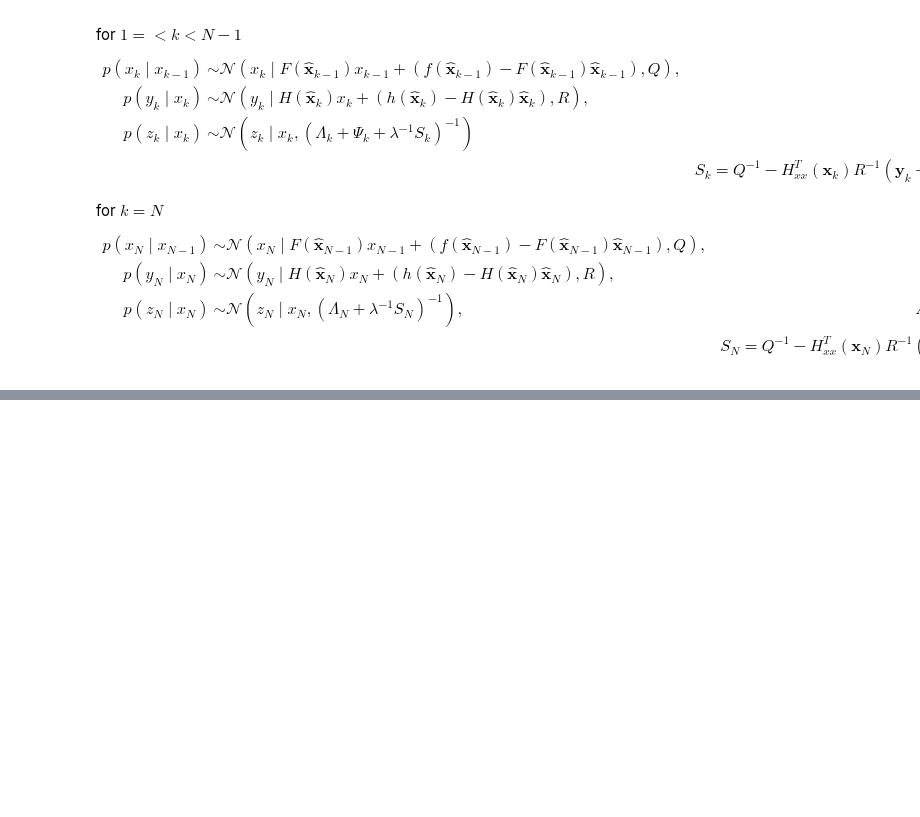
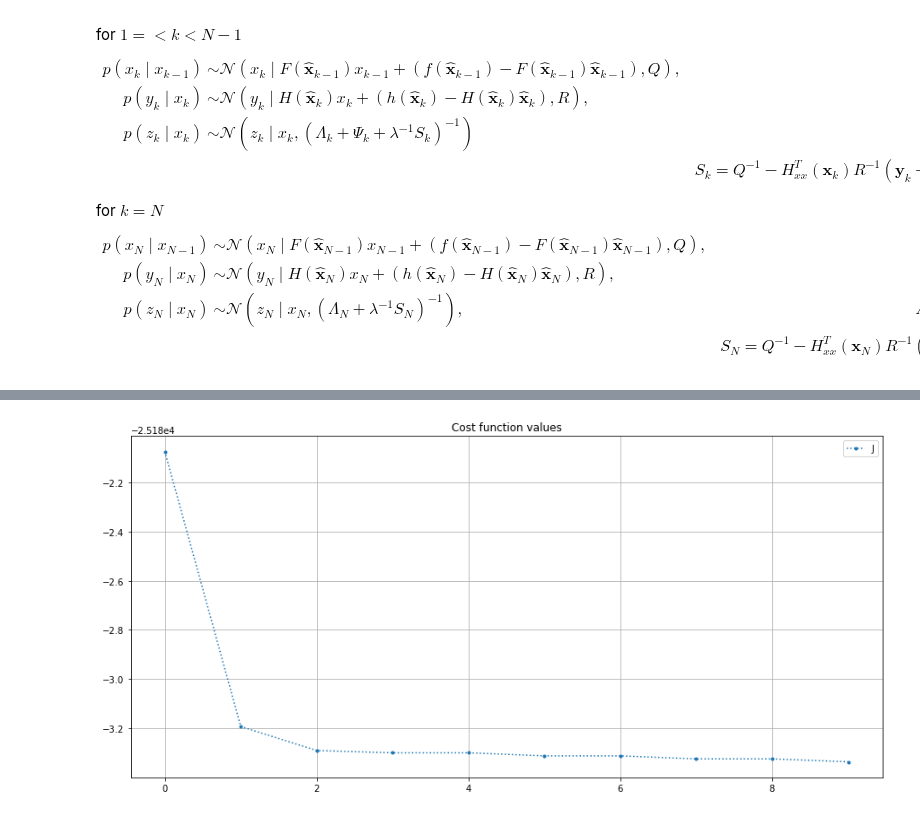
Before and after one commit to hanyas/second-order-smoothers, a Jupyter notebook: notebooks/NewtonFiltering_example2.ipynb, the cells around one changed output, grey strips where cells are left out. Saved outputs shown, nothing was run; the diff lists cells and outputs as text; code cells hidden in the pictures; blank space fills up the shorter version.

```diff
--- a/notebooks/NewtonFiltering_example2.ipynb
+++ b/notebooks/NewtonFiltering_example2.ipynb
@@ -392,0 +429,8 @@ for $ k = N $
+# %%
+plt.figure(figsize=(15,7))
+plt.plot(LM_smoothed_results[1], ".:", label="J" )
+plt.title("Cost function values")
+plt.grid()
+plt.legend();
+# %% [output]
+[figure, added]
```
Also changed, not shown: parts of 6 cells of this notebook, 1 other file.
